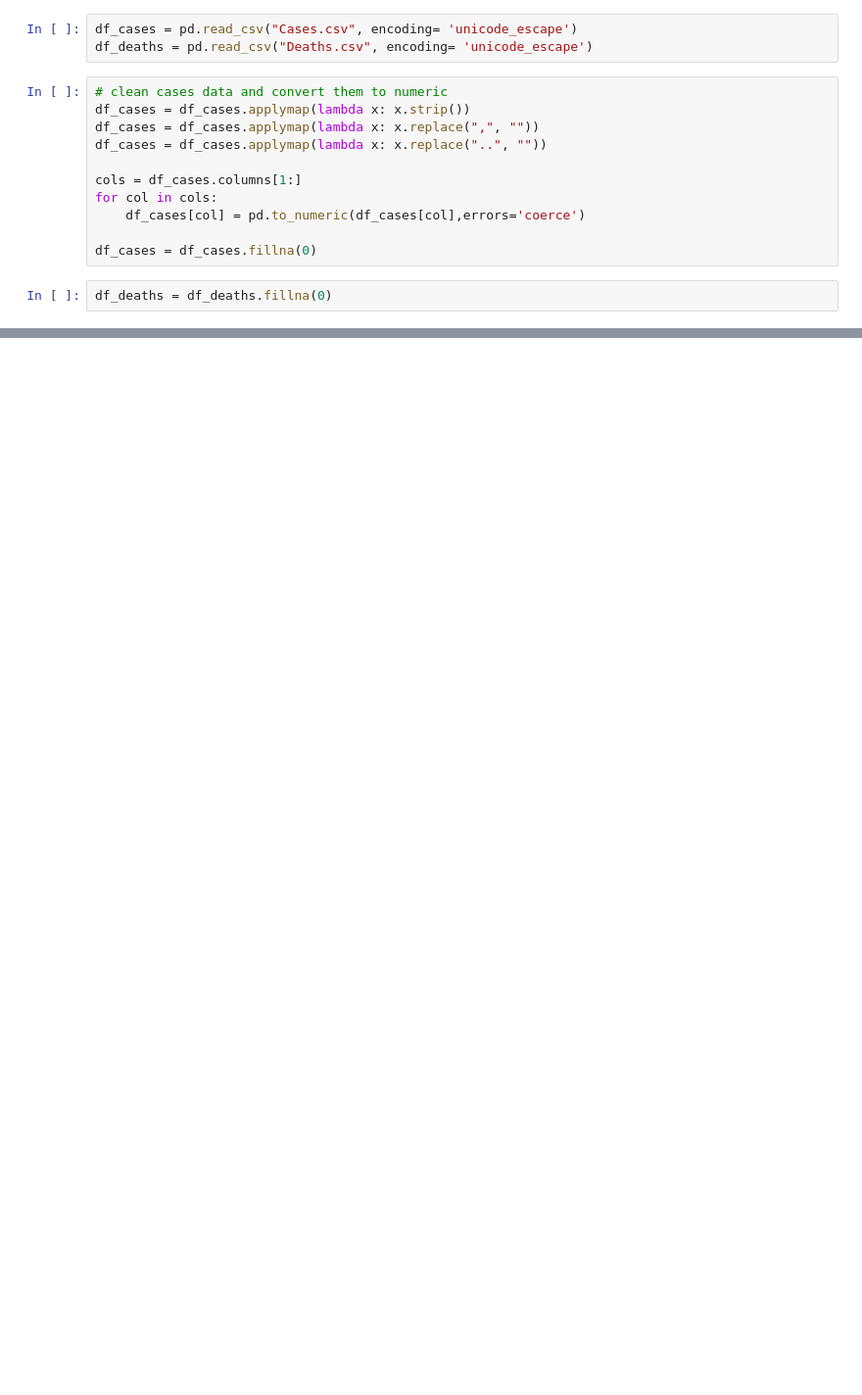
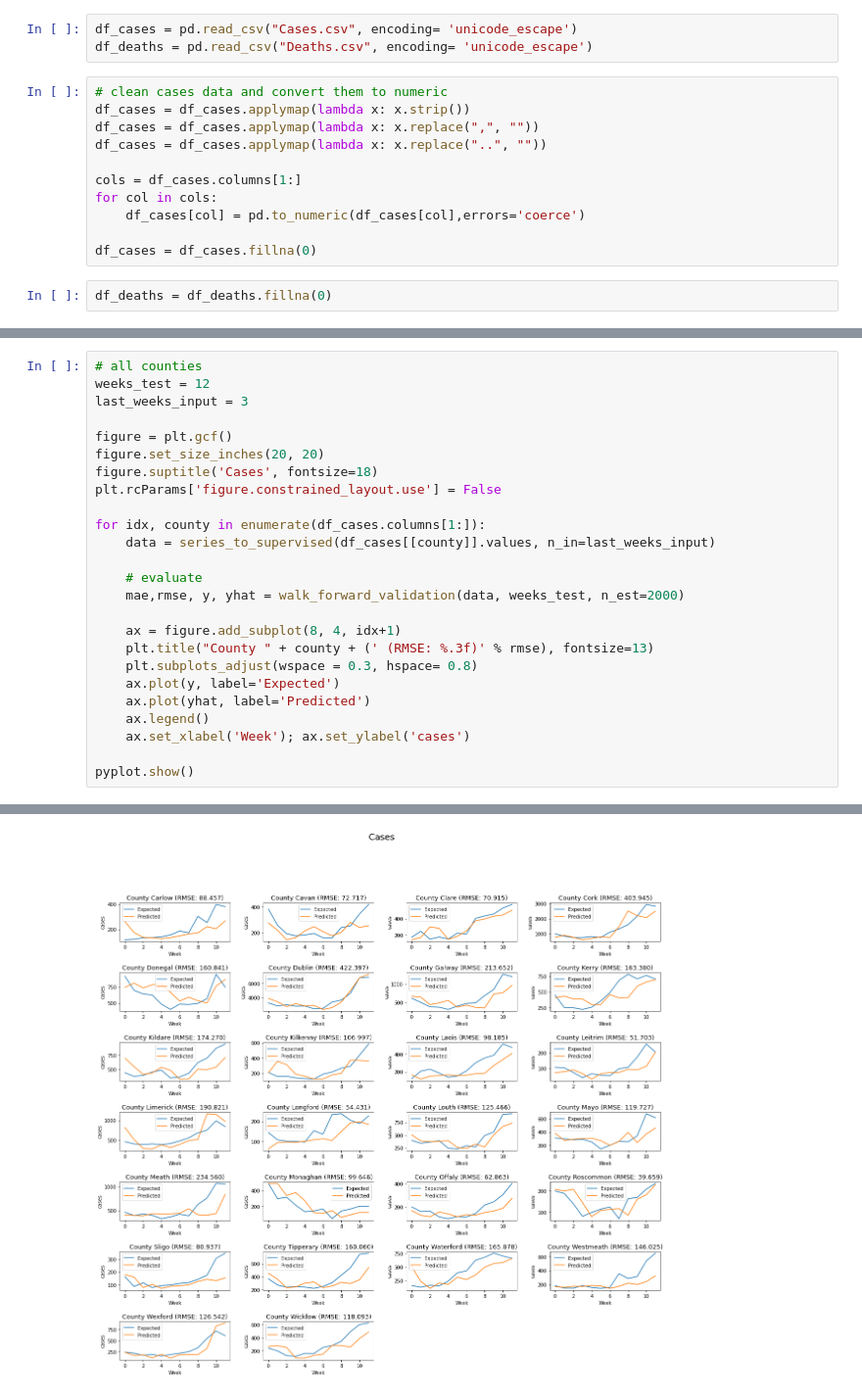
Before and after one commit to pratush07/Covid-Outbreak, a Jupyter notebook: CovidAnalysis.ipynb, the cells around one changed output, grey strips where cells are left out. Shown at 98% size. Drawn from its saved outputs; the diff is of its cells as text; blank space fills up the shorter version.

```diff
--- a/CovidAnalysis.ipynb
+++ b/CovidAnalysis.ipynb
@@ -165,0 +137,26 @@ MAE: 468.367
+# %%
+# all counties
+weeks_test = 12
+last_weeks_input = 3
+
+figure = plt.gcf()
+figure.set_size_inches(20, 20)
+figure.suptitle('Cases', fontsize=18)
+plt.rcParams['figure.constrained_layout.use'] = False
+
+for idx, county in enumerate(df_cases.columns[1:]):
+    data = series_to_supervised(df_cases[[county]].values, n_in=last_weeks_input)
+
+    # evaluate
+    mae,rmse, y, yhat = walk_forward_validation(data, weeks_test, n_est=2000)
+
+    ax = figure.add_subplot(8, 4, idx+1)
+    plt.title("County " + county + (' (RMSE: %.3f)' % rmse), fontsize=13)
+    plt.subplots_adjust(wspace = 0.3, hspace= 0.8)
+    ax.plot(y, label='Expected')
+    ax.plot(yhat, label='Predicted')
+    ax.legend()
+    ax.set_xlabel('Week'); ax.set_ylabel('cases')
+
+pyplot.show()
+# %% [output]
@@ -165,0 +180 @@ MAE: 468.367
+[figure, added]
```
Also changed, not shown: parts of 14 cells of this notebook.
